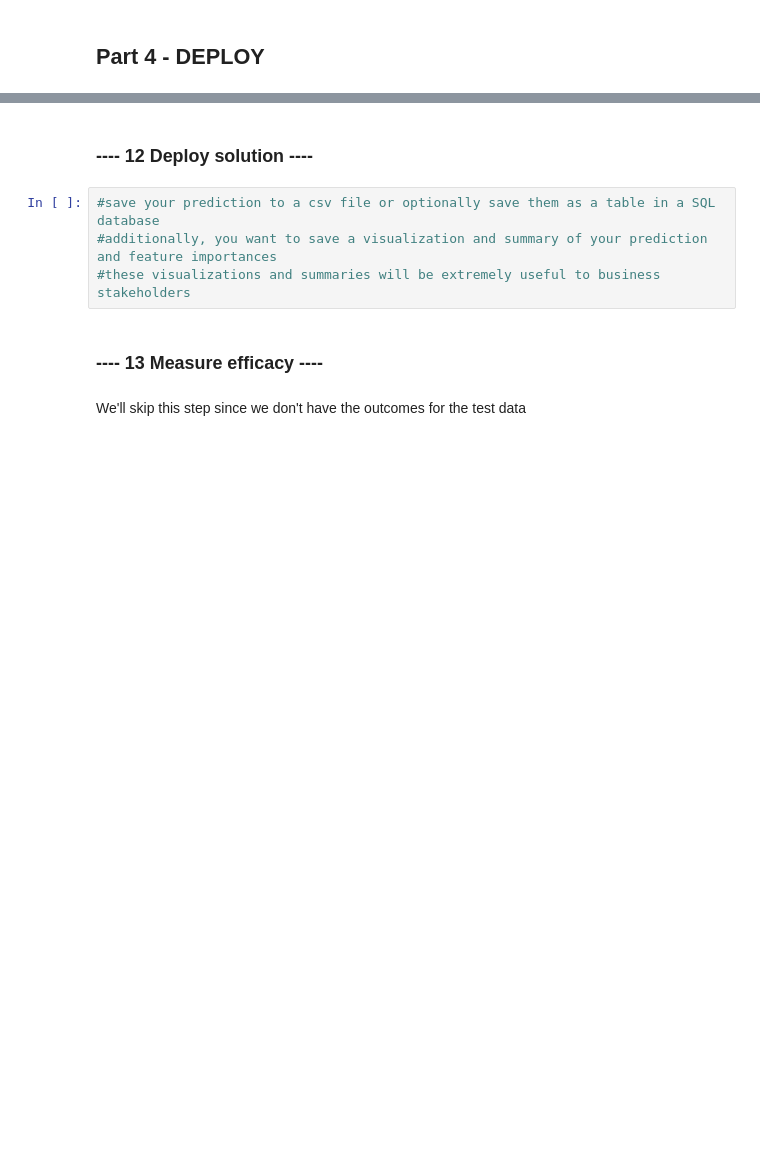
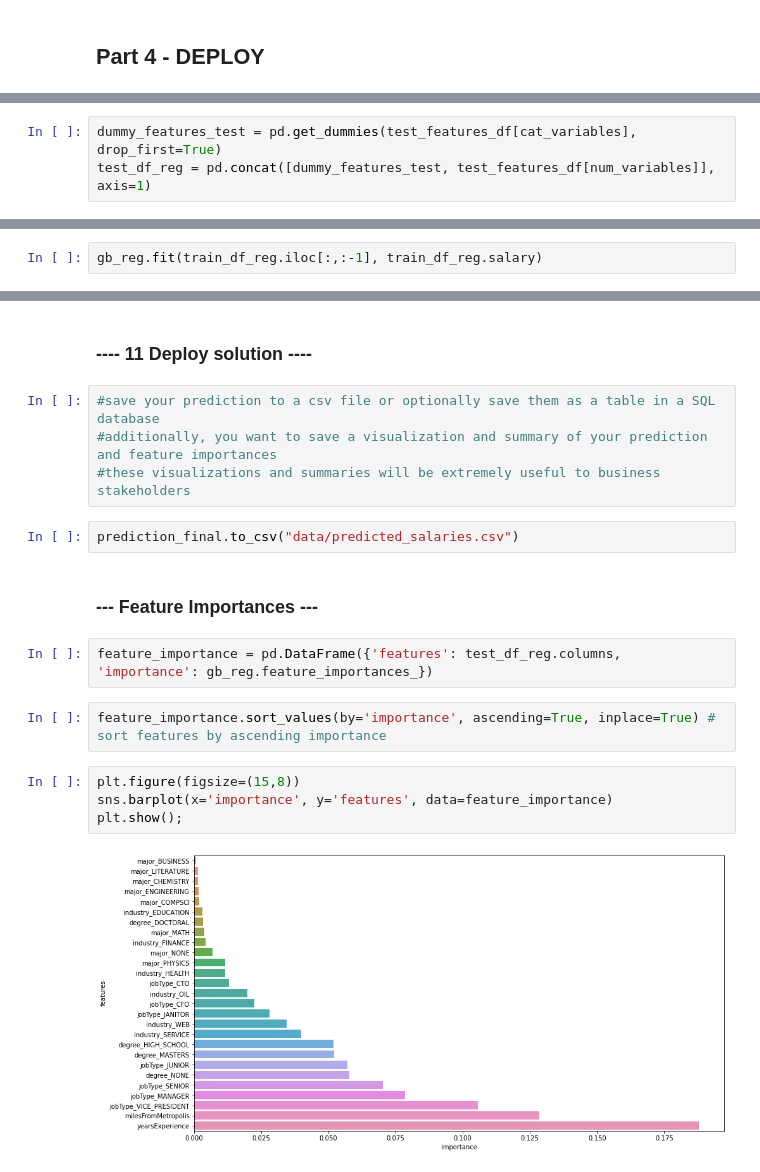
Before and after one commit to anthonywong611/salary_prediction_DS, a Jupyter notebook: Salary_Prediction_Project.ipynb, the cells around one changed output, grey strips where cells are left out. Cells and saved outputs as stored; diff of their text form; blank space fills up the shorter version.

```diff
--- a/Salary_Prediction_Project.ipynb
+++ b/Salary_Prediction_Project.ipynb
@@ -378,0 +363,3 @@ The MSE of the gradient boosting model is about 356.86
+# %%
+dummy_features_test = pd.get_dummies(test_features_df[cat_variables], drop_first=True)
+test_df_reg = pd.concat([dummy_features_test, test_features_df[num_variables]], axis=1)
@@ -381,0 +378,2 @@ The MSE of the gradient boosting model is about 356.86
+# %%
+gb_reg.fit(train_df_reg.iloc[:,:-1], train_df_reg.salary)
@@ -382,10 +396,20 @@ The MSE of the gradient boosting model is about 356.86
 # %% [markdown]
-### ---- 12 Deploy solution ----
+### ---- 11 Deploy solution ----
 # %%
 #save your prediction to a csv file or optionally save them as a table in a SQL database
 #additionally, you want to save a visualization and summary of your prediction and feature importances
 #these visualizations and summaries will be extremely useful to business stakeholders
-# %% [markdown]
-### ---- 13 Measure efficacy ----
-# %% [markdown]
-We'll skip this step since we don't have the outcomes for the test data
+# %%
+prediction_final.to_csv("data/predicted_salaries.csv")
+# %% [markdown]
+### --- Feature Importances ---
+# %%
+feature_importance = pd.DataFrame({'features': test_df_reg.columns, 'importance': gb_reg.feature_importances_})
+# %%
+feature_importance.sort_values(by='importance', ascending=True, inplace=True) # sort features by ascending importance
+# %%
+plt.figure(figsize=(15,8))
+sns.barplot(x='importance', y='features', data=feature_importance)
+plt.show();
+# %% [output]
+[figure, added]
```
Also changed, not shown: parts of 31 cells of this notebook, 1 other file.
